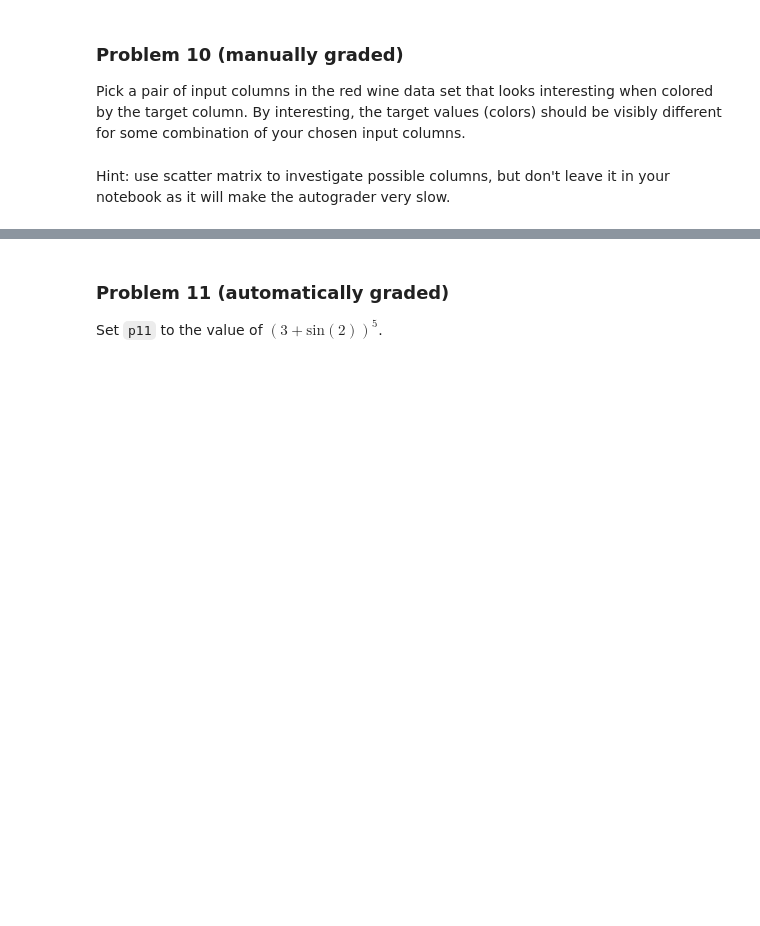
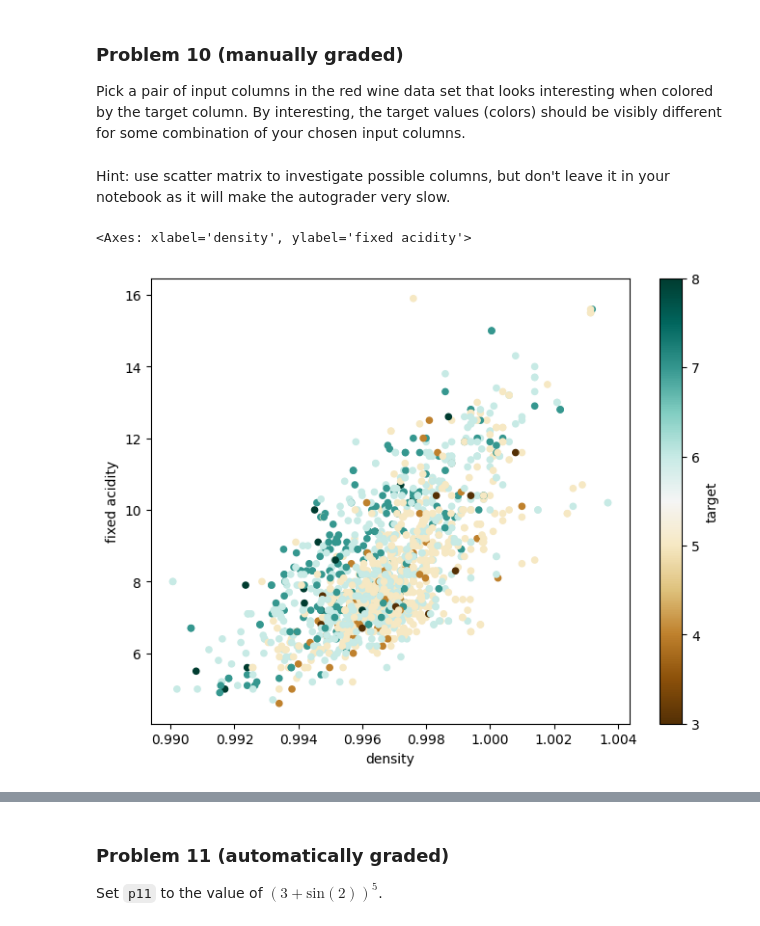
Before and after one commit to AL-Holmes/dx602-homework-10, a Jupyter notebook: homework.ipynb, the cells around one changed output, grey strips where cells are left out. Saved outputs shown, nothing was run; the diff lists cells and outputs as text; code cells hidden in the pictures; blank space fills up the shorter version.

```diff
--- a/homework.ipynb
+++ b/homework.ipynb
@@ -207,7 +201,12 @@ Hint: use scatter matrix to investigate possible columns, but don't leave it in
 # %%
 # YOUR CHANGES HERE
 
-# pd.plotting.scatter_matrix(red_wine)
+# pd.plotting.scatter_matrix(red_wine,figsize=(10,8))
+
+red_wine.plot(kind='scatter',x='density',y='fixed acidity',c='target',colormap='BrBG',figsize=(8,6))
+# %% [output]
+<Axes: xlabel='density', ylabel='fixed acidity'>
+[figure, added]
 # %% [markdown]
 <div style="page-break-after: always;"></div>
 # %% [markdown]
```
Also changed, not shown: parts of 2 cells of this notebook.
